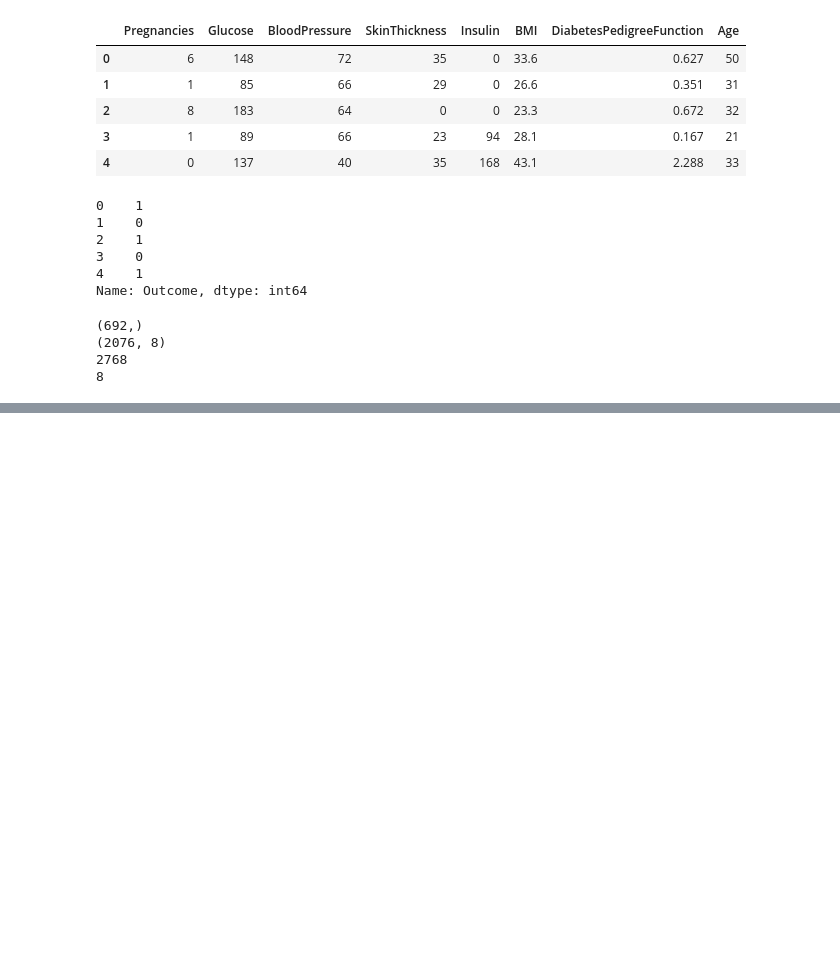
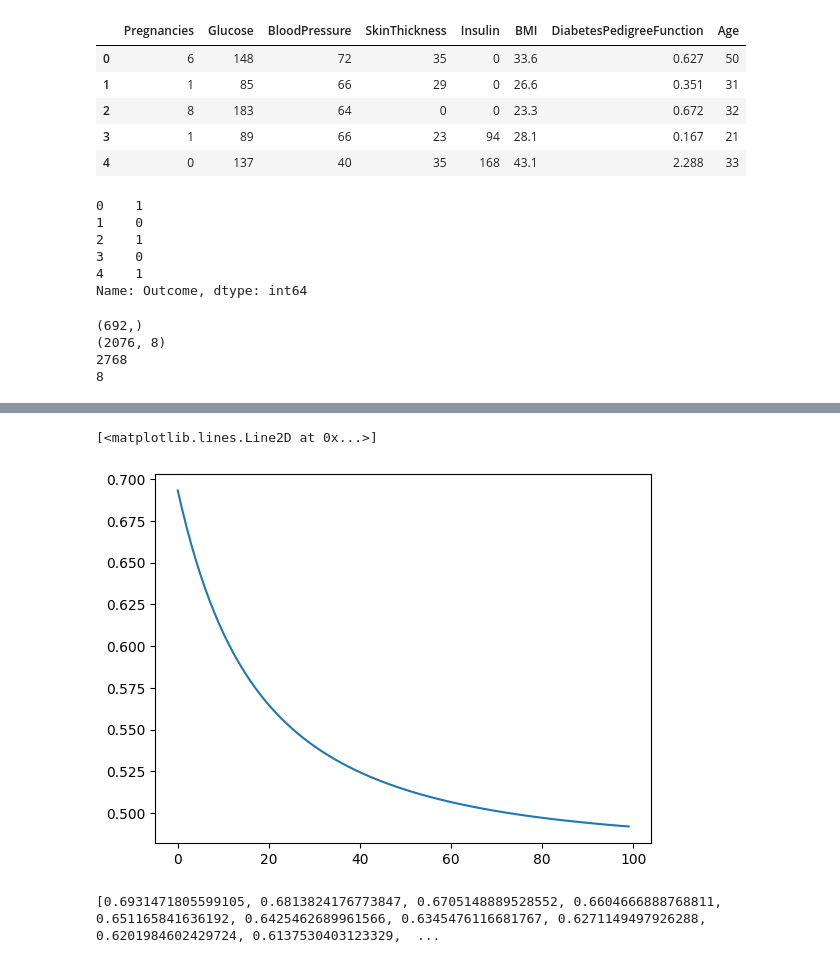
Before and after one commit to shinji-Yama77/ml-models, a Jupyter notebook: Binary Classificlation Diabetes .ipynb, the cells around one changed output, grey strips where cells are left out. Cells and saved outputs as stored; diff of their text form; code cells hidden in the pictures; blank space fills up the shorter version.

```diff
--- a/Binary Classificlation Diabetes .ipynb
+++ b/Binary Classificlation Diabetes .ipynb
@@ -76,7 +86,7 @@ print(b)
 
 def sigmoid(x):
 
-    g = 1 / 1 + np.exp(-x)
+    g = 1 / (1 + np.exp(-x))
 
 
     return g
@@ -127,0 +181,15 @@ KeyError: 0
+# %%
+scaler = StandardScaler()
+X_train_standardized = scaler.fit_transform(X_train)
+
+
+final_w, final_b, costs_1 = full_gradient(X_train_standardized, y_train, w, b, gradient_descent, sigmoid, 0.01, 1000, cost_one)
+# %%
+plt.plot(list(range(100)), costs_1)
+# %% [output]
+[<matplotlib.lines.Line2D at 0x...>]
+[figure, added]
+# %%
+print(costs_1)
+# %% [output]
+[0.6931471805599105, 0.6813824176773847, 0.6705148889528552, 0.6604666888768811, 0.651165841636192, 0.6425462689961566, 0.6345476116681767, 0.6271149497926288, 0.6201984602429724, 0.6137530403123329,  ...
```
Also changed, not shown: parts of 19 cells of this notebook.
